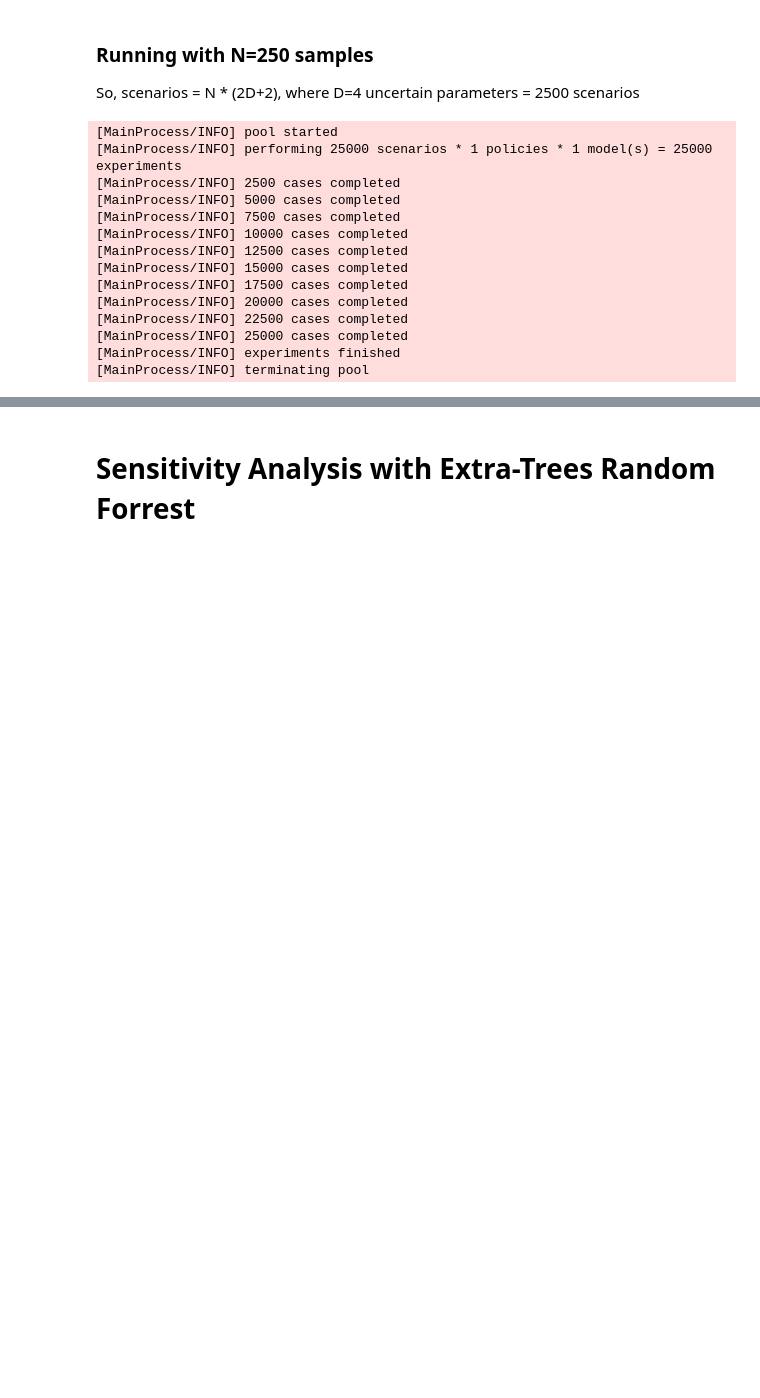
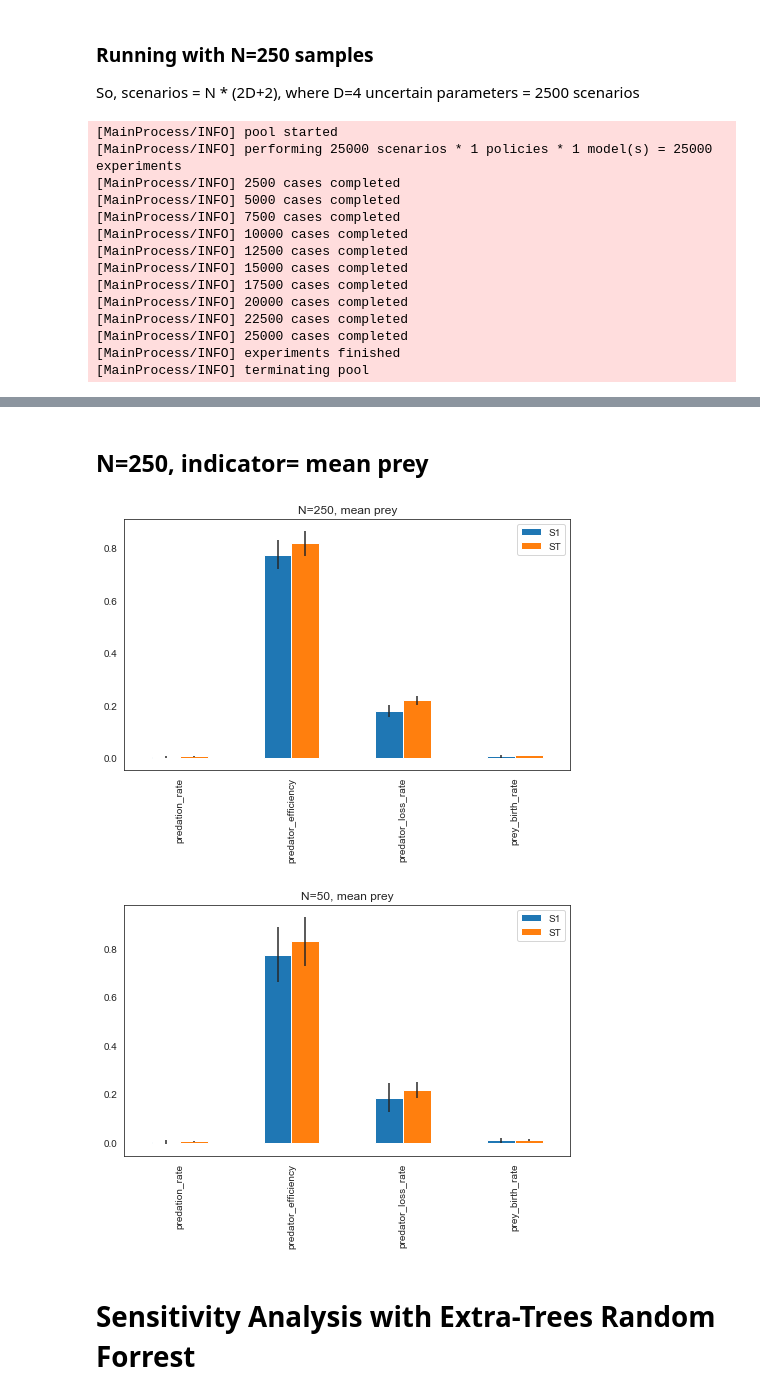
Before and after one commit to aarsundaram/ModelBasedDecisionMaking_Group12, a Jupyter notebook: Group12_assignment 6 - sensitivity analysis.ipynb, the cells around one changed output, grey strips where cells are left out. Drawn from its saved outputs; the diff is of its cells as text; code cells hidden in the pictures; blank space fills up the shorter version.

```diff
--- a/Group12_assignment 6 - sensitivity analysis.ipynb
+++ b/Group12_assignment 6 - sensitivity analysis.ipynb
@@ -375,3 +421,56 @@ with MultiprocessingEvaluator(model) as evaluator:
+# %% [markdown]
+## N=250, indicator= mean prey
+# %%
+i=0
+mean_prey_250=[]
+for i in range(len(outcomes250['prey'])):
+    mean_prey_250.append(outcomes250['prey'][i].mean())
+
+#gets the final prey values across the 1000 experiments.
+mean_prey_250=list(mean_prey_250)
+
+# Fitting Linear regression model for "Final Prey"
+import statsmodels
+cleaned_sa = experiments_sa.drop(columns=['scenario','policy','model'])
+
+y= mean_prey_250
+x=cleaned_sa
+
+problem = get_SALib_problem(model.uncertainties)
+mean_prey_250=np.array(mean_prey_250)
+Si2 = sobol.analyze(problem, mean_prey_250,
+                   calc_second_order=True, print_to_console=False)
+
+#### N= 250 plot
+sns.set_style('white')
+fig, ax3 = plt.subplots(1)
+ax3.set_title('N=250, mean prey')
+
+Si_filter2 = {k:Si2[k] for k in ['ST','ST_conf','S1','S1_conf']}
+Si_df2 = pd.DataFrame(Si_filter2, index=problem['names'])
+
+indices = Si_df2[['S1','ST']]
+err = Si_df2[['S1_conf','ST_conf']]
+
+indices.plot.bar(yerr=err.values.T,ax=ax3)
+fig.set_size_inches(8,6)
+fig.subplots_adjust(bottom=0.3)
+plt.show()
+
+## bringin the n=50 plot for comparison
+fig, ax4 = plt.subplots(1)
+ax4.set_title('N=50, mean prey')
+indices = Si_df_mp[['S1','ST']]
+err = Si_df_mp[['S1_conf','ST_conf']]
+
+indices.plot.bar(yerr=err.values.T,ax=ax4)
+fig.set_size_inches(8,6)
+fig.subplots_adjust(bottom=0.3)
+
+plt.show()
+# %% [output]
+[figure, added]
+[figure, added]
 # %% [markdown]
 # Sensitivity Analysis with Extra-Trees Random Forrest
 # %%
```
Also changed, not shown: parts of 5 cells of this notebook.
